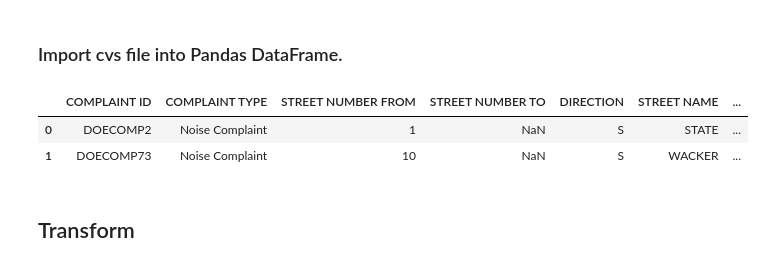
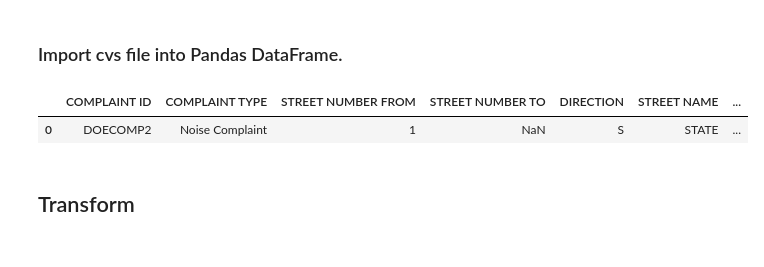
Before and after one commit to saguaroland1939/AirBnB-Analysis, a Jupyter notebook: Veronica/Noise complaints ETL.ipynb, the cells around one changed output. Saved outputs shown, nothing was run; the diff lists cells and outputs as text; code cells hidden in the pictures.

```diff
--- a/Veronica/Noise complaints ETL.ipynb
+++ b/Veronica/Noise complaints ETL.ipynb
@@ -49,11 +40,11 @@ from credentials import pgadmin_password
 # %%
 # Read in csv file and store as Pandas dataframe.
 noise_complaints_df = pd.read_csv("../Resources/Noise_Complaints_chicago.csv")
-noise_complaints_df.head(2)
+
+noise_complaints_df.head(1)
 # %% [output]
 |  | COMPLAINT ID | COMPLAINT TYPE | STREET NUMBER FROM | STREET NUMBER TO | DIRECTION | STREET NAME | ... |
 | 0 | DOECOMP2 | Noise Complaint | 1 | NaN | S | STATE | ... |
-| 1 | DOECOMP73 | Noise Complaint | 10 | NaN | S | WACKER | ... |
 # %% [markdown]
 ## Transform
 # %% [markdown]
```
Also changed, not shown: parts of 35 cells of this notebook.
